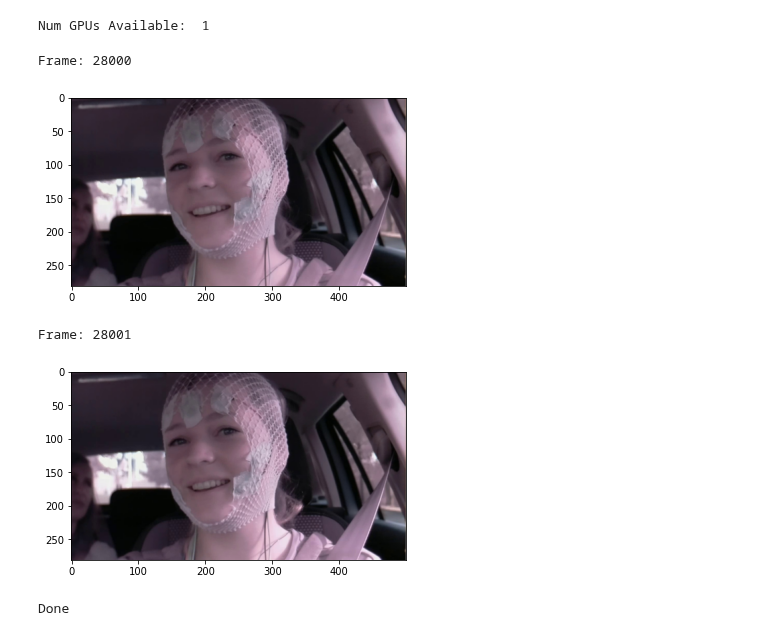
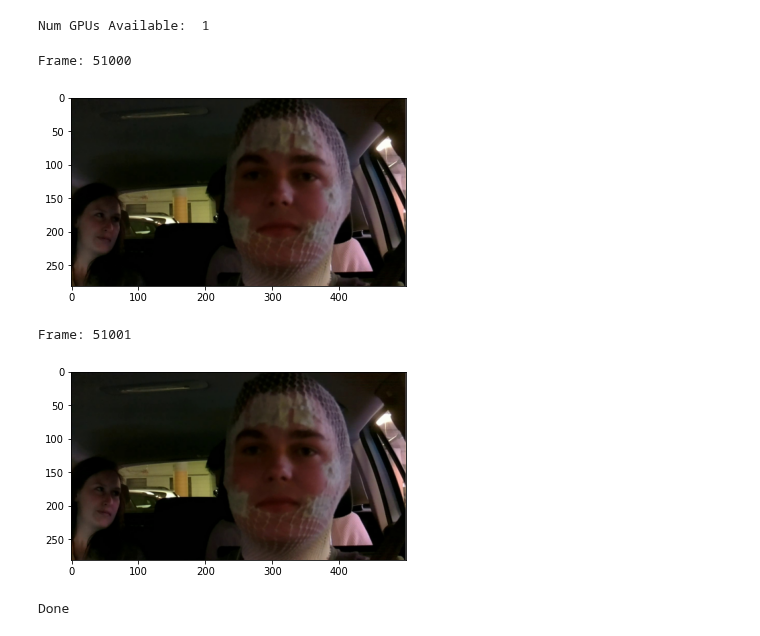
Before and after one commit to fruste/driver-drowsiness, a Jupyter notebook: code/blinking_detection.ipynb, the cells around one changed output. Cells and saved outputs as stored; diff of their text form; code cells hidden in the pictures.

```diff
--- a/code/blinking_detection.ipynb
+++ b/code/blinking_detection.ipynb
@@ -140,24 +140,24 @@ def get_landmarks(img, gray, rects, show=False):
         plt.show()
     return shape
 # %%
-frame_start = 28000
-frame_end = 28001
+frame_start = 51000
+frame_end = 51001
 
 frames = range(frame_start, frame_end + 1)
 
 # Just plotting sequence of frames
 def plot_frames(frames):
     for frame in frames:
-        path = '../frames/P11420/normal/frame' + str(frame) + '.jpg'
+        path = '../frames/P11414/sleepy/frame' + str(frame) + '.jpg'
         print("Frame: " + str(frame))
         test_img, gray = load_image(path, show=True, gray_show=False)
 
 plot_frames(frames)
 # %% [output]
-Frame: 28000
+Frame: 51000
-[figure, old version]
+[figure, new version]
-Frame: 28001
+Frame: 51001
-[figure, old version]
+[figure, new version]
 # %%
 IMG_SIZE = (1296,730)
 B_SIZE = (34, 26)
```
Also changed, not shown: parts of 1 cell of this notebook, 27 other files.
